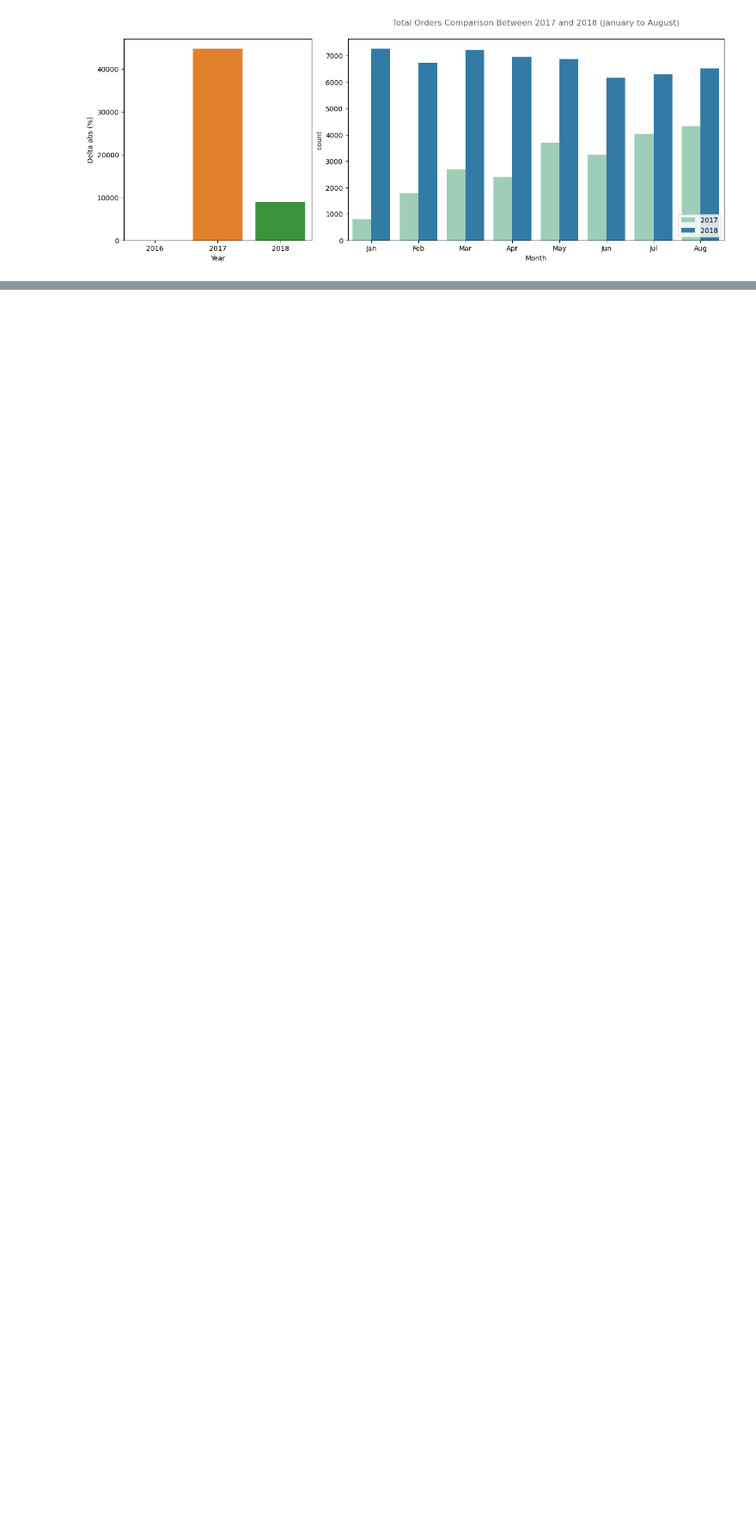
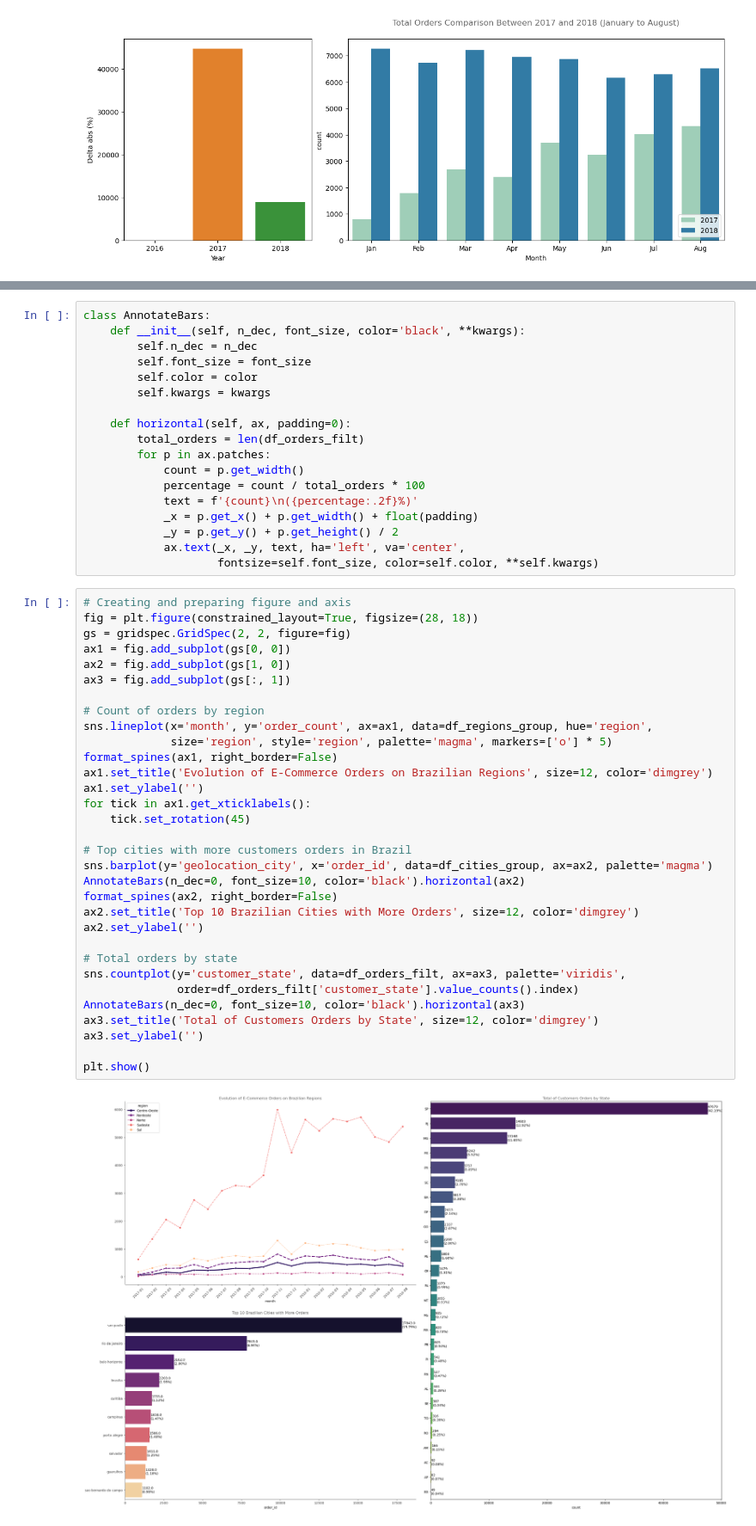
Before and after one commit to lucasquemelli/customer_satisfaction_prediction, a Jupyter notebook: customer_satisfaction_prediction.ipynb, the cells around one changed output, grey strips where cells are left out. Shown at 86% size. Drawn from its saved outputs; the diff is of its cells as text; blank space fills up the shorter version.

```diff
--- a/customer_satisfaction_prediction.ipynb
+++ b/customer_satisfaction_prediction.ipynb
@@ -1184,0 +1270,52 @@ plt.show()
+# %%
+class AnnotateBars:
+    def __init__(self, n_dec, font_size, color='black', **kwargs):
+        self.n_dec = n_dec
+        self.font_size = font_size
+        self.color = color
+        self.kwargs = kwargs
+
+    def horizontal(self, ax, padding=0):
+        total_orders = len(df_orders_filt)
+        for p in ax.patches:
+            count = p.get_width()
+            percentage = count / total_orders * 100
+            text = f'{count}\n({percentage:.2f}%)'
+            _x = p.get_x() + p.get_width() + float(padding)
+            _y = p.get_y() + p.get_height() / 2
+            ax.text(_x, _y, text, ha='left', va='center',
+                    fontsize=self.font_size, color=self.color, **self.kwargs)
+# %%
+# Creating and preparing figure and axis
+fig = plt.figure(constrained_layout=True, figsize=(28, 18))
+gs = gridspec.GridSpec(2, 2, figure=fig)
+ax1 = fig.add_subplot(gs[0, 0])
+ax2 = fig.add_subplot(gs[1, 0])
+ax3 = fig.add_subplot(gs[:, 1])
+
+# Count of orders by region
+sns.lineplot(x='month', y='order_count', ax=ax1, data=df_regions_group, hue='region',
+             size='region', style='region', palette='magma', markers=['o'] * 5)
+format_spines(ax1, right_border=False)
+ax1.set_title('Evolution of E-Commerce Orders on Brazilian Regions', size=12, color='dimgrey')
+ax1.set_ylabel('')
+for tick in ax1.get_xticklabels():
+    tick.set_rotation(45)
+
+# Top cities with more customers orders in Brazil
+sns.barplot(y='geolocation_city', x='order_id', data=df_cities_group, ax=ax2, palette='magma')
+AnnotateBars(n_dec=0, font_size=10, color='black').horizontal(ax2)
+format_spines(ax2, right_border=False)
+ax2.set_title('Top 10 Brazilian Cities with More Orders', size=12, color='dimgrey')
+ax2.set_ylabel('')
+
+# Total orders by state
+sns.countplot(y='customer_state', data=df_orders_filt, ax=ax3, palette='viridis',
+              order=df_orders_filt['customer_state'].value_counts().index)
+AnnotateBars(n_dec=0, font_size=10, color='black').horizontal(ax3)
+ax3.set_title('Total of Customers Orders by State', size=12, color='dimgrey')
+ax3.set_ylabel('')
+
+plt.show()
+# %% [output]
+[figure, added]
```
Also changed, not shown: parts of 10 cells of this notebook.
